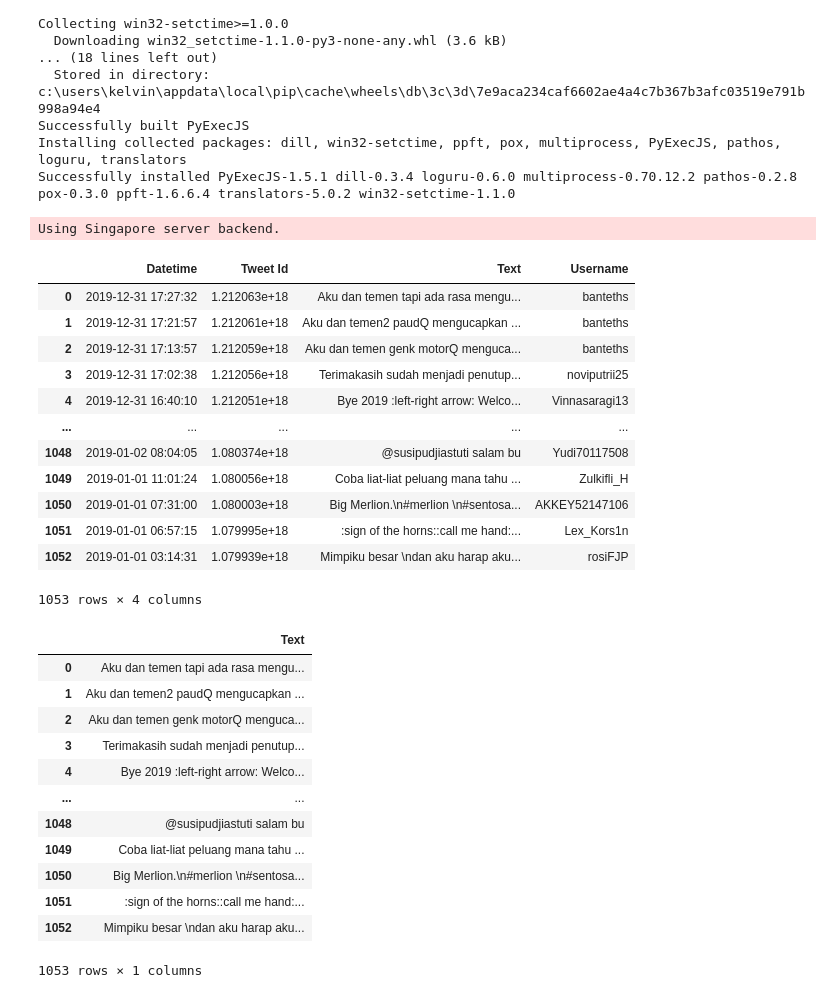
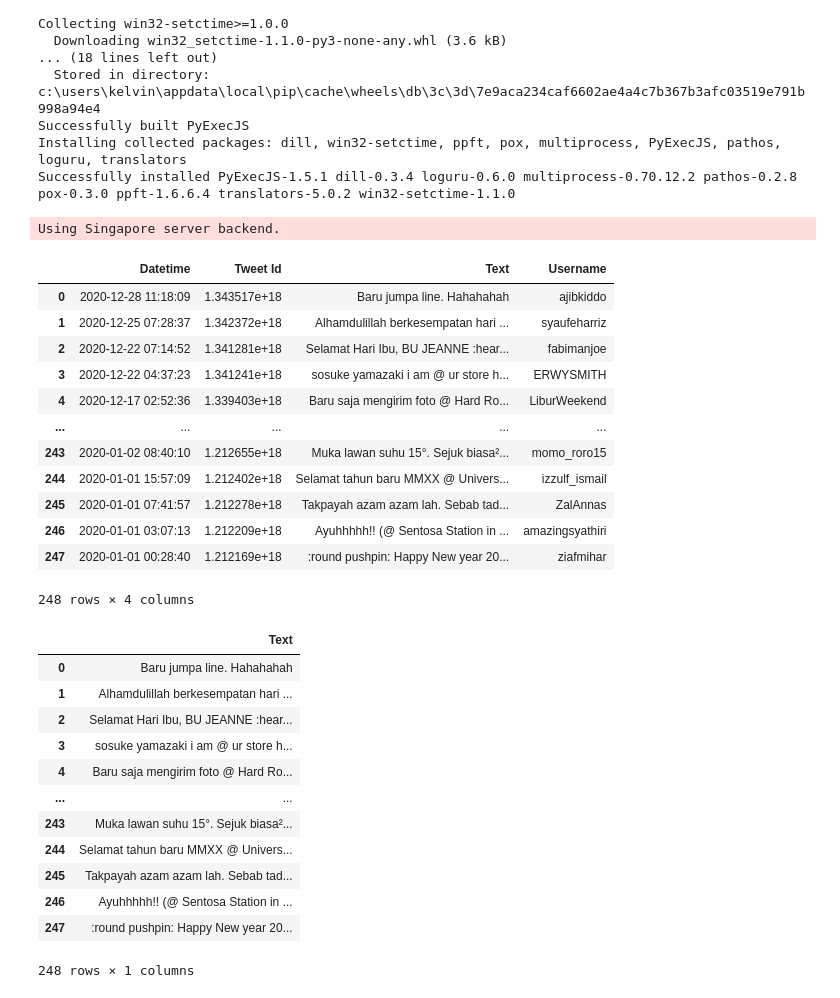
Before and after one commit to kilvear/Guest-Feedback-Insights, a Jupyter notebook: data-scrapping/twitter/translating googleapi.ipynb, the cells around one changed output. Cells and saved outputs as stored; diff of their text form; code cells hidden in the pictures.

```diff
--- a/data-scrapping/twitter/translating googleapi.ipynb
+++ b/data-scrapping/twitter/translating googleapi.ipynb
@@ -18,49 +18,56 @@ Collecting win32-setctime>=1.0.0
 Successfully built PyExecJS
 Installing collected packages: dill, win32-setctime, ppft, pox, multiprocess, PyExecJS, pathos, loguru, translators
 Successfully installed PyExecJS-1.5.1 dill-0.3.4 loguru-0.6.0 multiprocess-0.70.12.2 pathos-0.2.8 pox-0.3.0 ppft-1.6.6.4 translators-5.0.2 win32-setctime-1.1.0
-# %%
-import translators as ts
-ts._google.language_map
-# %% [output]
-Using Singapore server backend.
+# %%
+import translators as ts
+from os import path
+from PIL import Image
+import matplotlib.pyplot as plt
+from matplotlib.pyplot import figure
+from wordcloud import WordCloud, STOPWORDS, ImageColorGenerator
+import numpy as np
+
+ts._google.language_map
+# %% [output]
+Using Singapore server backend.
 # %%
 import pandas as pd
 
-df=pd.read_excel('tweets wo emoji.xlsx')
+df=pd.read_excel('geo location 2021 tweets wo emoji.xlsx')
 
 df
 # %% [output]
 |  | Datetime | Tweet Id | Text | Username |
-| 0 | 2019-12-31 17:27:32 | 1.212063e+18 | Aku dan temen tapi ada rasa mengu... | banteths |
-| 1 | 2019-12-31 17:21:57 | 1.212061e+18 | Aku dan temen2 paudQ mengucapkan ... | banteths |
-| 2 | 2019-12-31 17:13:57 | 1.212059e+18 | Aku dan temen genk motorQ menguca... | banteths |
-| 3 | 2019-12-31 17:02:38 | 1.212056e+18 | Terimakasih sudah menjadi penutup... | noviputrii25 |
-| 4 | 2019-12-31 16:40:10 | 1.212051e+18 | Bye 2019 :left-right arrow: Welco... | Vinnasaragi13 |
+| 0 | 2020-12-28 11:18:09 | 1.343517e+18 | Baru jumpa line. Hahahahah | ajibkiddo |
+| 1 | 2020-12-25 07:28:37 | 1.342372e+18 | Alhamdulillah berkesempatan hari ... | syaufeharriz |
+| 2 | 2020-12-22 07:14:52 | 1.341281e+18 | Selamat Hari Ibu, BU JEANNE :hear... | fabimanjoe |
+| 3 | 2020-12-22 04:37:23 | 1.341241e+18 | sosuke yamazaki i am @ ur store h... | ERWYSMITH |
+| 4 | 2020-12-17 02:52:36 | 1.339403e+18 | Baru saja mengirim foto @ Hard Ro... | LiburWeekend |
 | ... | ... | ... | ... | ... |
-| 1048 | 2019-01-02 08:04:05 | 1.080374e+18 | @susipudjiastuti salam bu | Yudi70117508 |
-| 1049 | 2019-01-01 11:01:24 | 1.080056e+18 | Coba liat-liat peluang mana tahu ... | Zulkifli_H |
-| 1050 | 2019-01-01 07:31:00 | 1.080003e+18 | Big Merlion.\n#merlion \n#sentosa... | AKKEY52147106 |
-| 1051 | 2019-01-01 06:57:15 | 1.079995e+18 | :sign of the horns::call me hand:... | Lex_Kors1n |
-| 1052 | 2019-01-01 03:14:31 | 1.079939e+18 | Mimpiku besar \ndan aku harap aku... | rosiFJP |
+| 243 | 2020-01-02 08:40:10 | 1.212655e+18 | Muka lawan suhu 15°. Sejuk biasa²... | momo_roro15 |
+| 244 | 2020-01-01 15:57:09 | 1.212402e+18 | Selamat tahun baru MMXX @ Univers... | izzulf_ismail |
+| 245 | 2020-01-01 07:41:57 | 1.212278e+18 | Takpayah azam azam lah. Sebab tad... | ZalAnnas |
+| 246 | 2020-01-01 03:07:13 | 1.212209e+18 | Ayuhhhhh!! (@ Sentosa Station in ... | amazingsyathiri |
+| 247 | 2020-01-01 00:28:40 | 1.212169e+18 | :round pushpin: Happy New year 20... | ziafmihar |
-1053 rows × 4 columns
+248 rows × 4 columns
 # %%
 text_col = pd.DataFrame(df, columns = ['Text'])
 
 text_col
 # %% [output]
 |  | Text |
-| 0 | Aku dan temen tapi ada rasa mengu... |
-| 1 | Aku dan temen2 paudQ mengucapkan ... |
-| 2 | Aku dan temen genk motorQ menguca... |
-| 3 | Terimakasih sudah menjadi penutup... |
-| 4 | Bye 2019 :left-right arrow: Welco... |
+| 0 | Baru jumpa line. Hahahahah |
+| 1 | Alhamdulillah berkesempatan hari ... |
+| 2 | Selamat Hari Ibu, BU JEANNE :hear... |
+| 3 | sosuke yamazaki i am @ ur store h... |
+| 4 | Baru saja mengirim foto @ Hard Ro... |
 | ... | ... |
-| 1048 | @susipudjiastuti salam bu |
-| 1049 | Coba liat-liat peluang mana tahu ... |
-| 1050 | Big Merlion.\n#merlion \n#sentosa... |
-| 1051 | :sign of the horns::call me hand:... |
-| 1052 | Mimpiku besar \ndan aku harap aku... |
+| 243 | Muka lawan suhu 15°. Sejuk biasa²... |
+| 244 | Selamat tahun baru MMXX @ Univers... |
+| 245 | Takpayah azam azam lah. Sebab tad... |
+| 246 | Ayuhhhhh!! (@ Sentosa Station in ... |
+| 247 | :round pushpin: Happy New year 20... |
-1053 rows × 1 columns
+248 rows × 1 columns
 # %%
 text_col['english_text'] = text_col['Text'].apply(lambda x: ts.google(x, from_language='id', to_language='en'))
 
```
Also changed, not shown: parts of 8 cells of this notebook, 9 other files.
